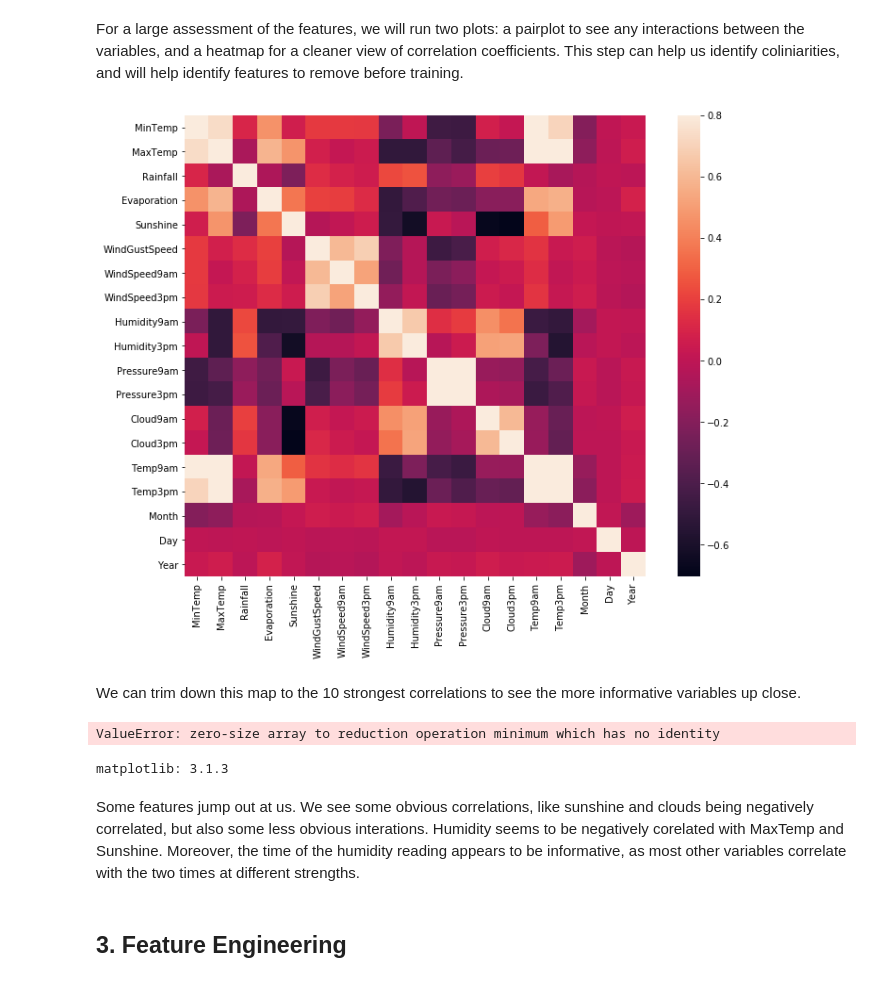
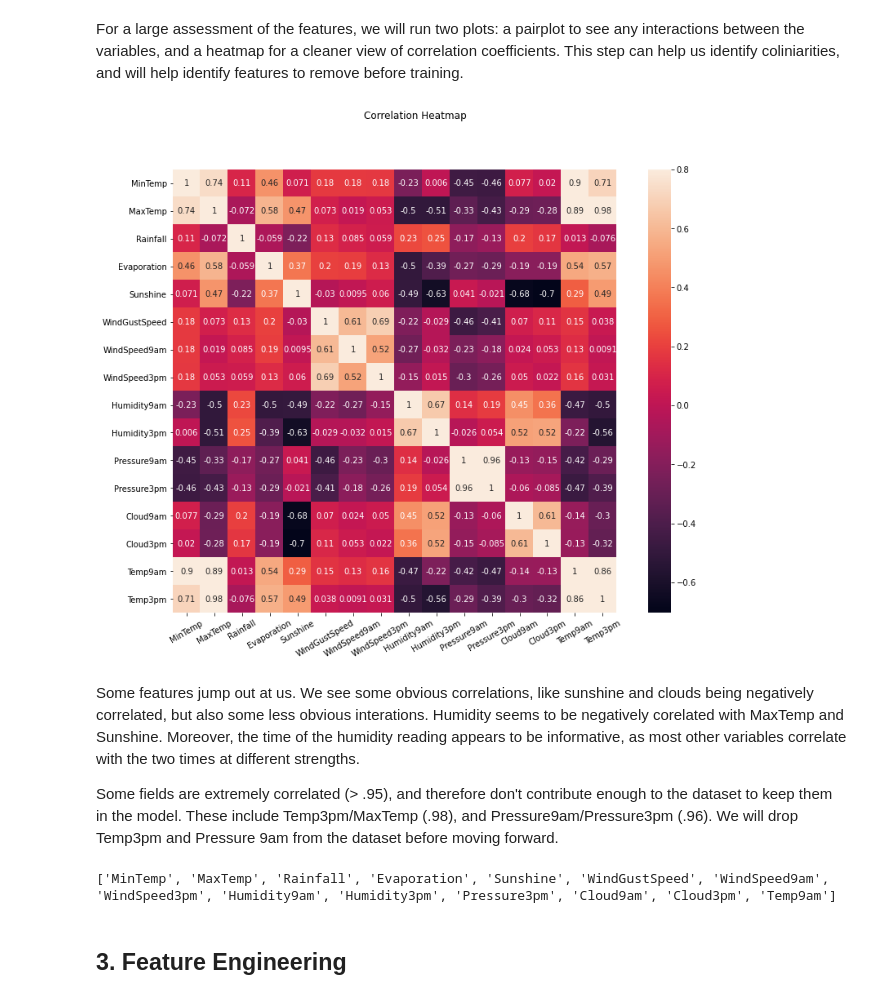
Before and after one commit to dmorrowjones/public_notebooks, a Jupyter notebook: RainStudy/RainStudyEDA.ipynb, the cells around one changed output. Cells and saved outputs as stored; diff of their text form; code cells hidden in the pictures.

```diff
--- a/RainStudy/RainStudyEDA.ipynb
+++ b/RainStudy/RainStudyEDA.ipynb
@@ -99,3 +101,9 @@ New dimensions: (142193, 26)
+# %%
+labbin = preprocessing.LabelBinarizer()
+rawWeather['RainToday'] = rawWeather['RainToday'].astype(str)
+rawWeather['RainToday'] = labbin.fit_transform(rawWeather['RainToday'])
+rawWeather['RainTomorrow'] = rawWeather['RainTomorrow'].astype(str)
+rawWeather['RainTomorrow'] = labbin.fit_transform(rawWeather['RainTomorrow'])
 # %% [markdown]
 Before we move much further in the EDA, we should split the dataset to ensure an unbiased validation process
 # %%
@@ -137,7 +145,7 @@ Numerical variables:
 It looks like the dataset is part categorical variables, part numerical variables. We will use decision trees as the basis of our models, so both types are accepted. However, these features are treated differently for data cleaning and feature engineering purposes, so we will separate them now.
 # %%
 categorical = [var for var in df_train.columns if df_train[var].dtype == 'O' if var != 'RainTomorrow']
-numerical = [var for var in df_train.columns if df_train[var].dtype != 'O']
+numerical = [var for var in df_train.columns if df_train[var].dtype != 'O' if  var not in ['Day','Month','Year','RainToday','RainTomorrow']]
 print("Categorical variables: \n" + str(categorical) + "\n")
 print("Numerical variables: \n" + str(numerical) + "\n")
 # %% [output]
@@ -226,26 +234,15 @@ Presure appears to be lower, and humidity seems to be higher on average the day
 For a large assessment of the features, we will run two plots: a pairplot to see any interactions between the variables, and a heatmap for a cleaner view of correlation coefficients. This step can help us identify coliniarities, and will help identify features to remove before training.
 # %%
 #correlation matrix
-corrmat = df_train.corr()
-f, ax = plt.subplots(figsize=(12, 9))
-sns.heatmap(corrmat, vmax=.8, square=True);
+corrmat = df_train[numerical].corr()
+fig, axes = plt.subplots(figsize=(14, 10))
+fig.suptitle("Correlation Heatmap")
+fig = sns.heatmap(corrmat, annot = True, vmax=.8, square=True, annot_kws={'size': 10}, yticklabels=numerical)
+fig.set_xticklabels(rotation = 30, labels = numerical)
+plt.show()
 # %% [output]
-[figure, old version]
+[figure, new version]
-# %% [markdown]
-We can trim down this map to the 10 strongest correlations to see the more informative variables up close.
-# %%
-k = 10 #number of variables for heatmap
-cols = corrmat.nlargest(k, 'Rainfall')['Rainfall'].index
-cm = np.corrcoef(df_train[cols].values.T)
-sns.set(font_scale=1.25)
-hm = sns.heatmap(cm, cbar=True, annot=True, square=True, fmt='.2f', annot_kws={'size': 10}, yticklabels=cols.values, xticklabels=cols.values)
-# plt.show()
-# %% [output]
-ValueError: zero-size array to reduction operation minimum which has no identity
-# %%
-import matplotlib
-print('matplotlib: {}'. format(matplotlib. __version__))
-# %% [output]
-matplotlib: 3.1.3
 # %% [markdown]
 Some features jump out at us. We see some obvious correlations, like sunshine and clouds being negatively correlated, but also some less obvious interations. Humidity seems to be negatively corelated with MaxTemp and Sunshine. Moreover, the time of the humidity reading appears to be informative, as most other variables correlate with the two times at different strengths.
+
+Some fields are extremely correlated (> .95), and therefore don't contribute enough to the dataset to keep them in the model. These include Temp3pm/MaxTemp (.98), and Pressure9am/Pressure3pm (.96). We will drop Temp3pm and Pressure 9am from the dataset before moving forward.
@@ -251,0 +253,5 @@ Some features jump out at us. We see some obvious correlations, like sunshine an
+# %%
+numerical = [n for n in numerical if n not in ['Temp3pm','Pressure9am']]
+print(test_numeric)
+# %% [output]
+['MinTemp', 'MaxTemp', 'Rainfall', 'Evaporation', 'Sunshine', 'WindGustSpeed', 'WindSpeed9am', 'WindSpeed3pm', 'Humidity9am', 'Humidity3pm', 'Pressure3pm', 'Cloud9am', 'Cloud3pm', 'Temp9am']
```
Also changed, not shown: parts of 70 cells of this notebook, 2 other files.
